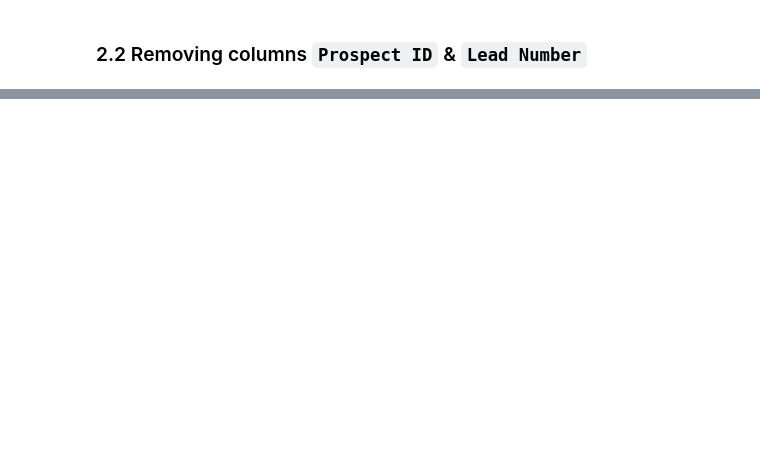
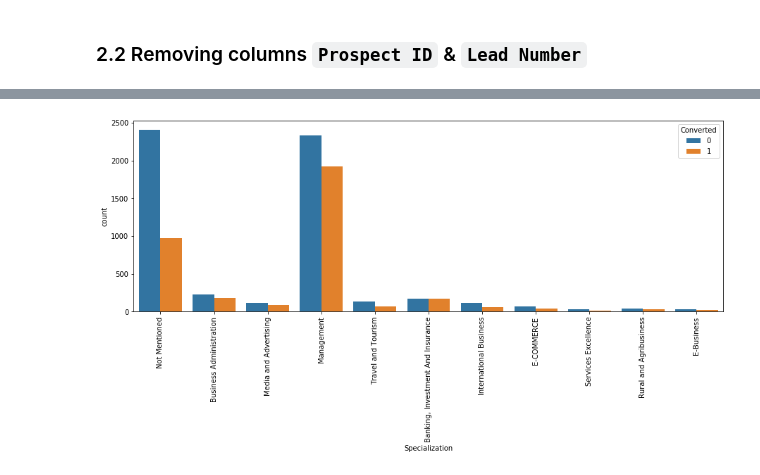
Before and after one commit to Sushil-Deore/Lead-Scoring-Case-Study, a Jupyter notebook: Lead Score Case Study.ipynb, the cells around one changed output, grey strips where cells are left out. Drawn from its saved outputs; the diff is of its cells as text; code cells hidden in the pictures; blank space fills up the shorter version.

```diff
--- a/Lead Score Case Study.ipynb
+++ b/Lead Score Case Study.ipynb
@@ -240,0 +359,2 @@ lead.head()
+# %%
+lead = lead.drop(['Country'], axis=1)
@@ -240,0 +399,17 @@ lead.head()
+# %%
+# Missing value counts is considerably high so converting into 'Not Mentioned'
+
+lead['Specialization'] = lead['Specialization'].replace(np.nan, 'Not Mentioned')
+# %%
+# From value counts we can see the various management field are mentioned.
+# So Converting them into 'Management'
+
+lead['Specialization'] = lead['Specialization'].replace(['Finance Management',
+                                                         'Human Resource Management',
+                                                         'Marketing Management',
+                                                         'Operations Management',
+                                                         'IT Projects Management',
+                                                         'Supply Chain Management',
+                                                         'Healthcare Management',
+                                                         'Hospitality Management',
+                                                         'Retail Management'], 'Management')
@@ -240,0 +431,8 @@ lead.head()
+# %%
+plt.figure(figsize= (15,5))
+
+sns.countplot(lead['Specialization'],hue = lead.Converted)
+plt.xticks(rotation = 90)
+plt.show()
+# %% [output]
+[figure, added]
```
Also changed, not shown: parts of 195 cells of this notebook.
